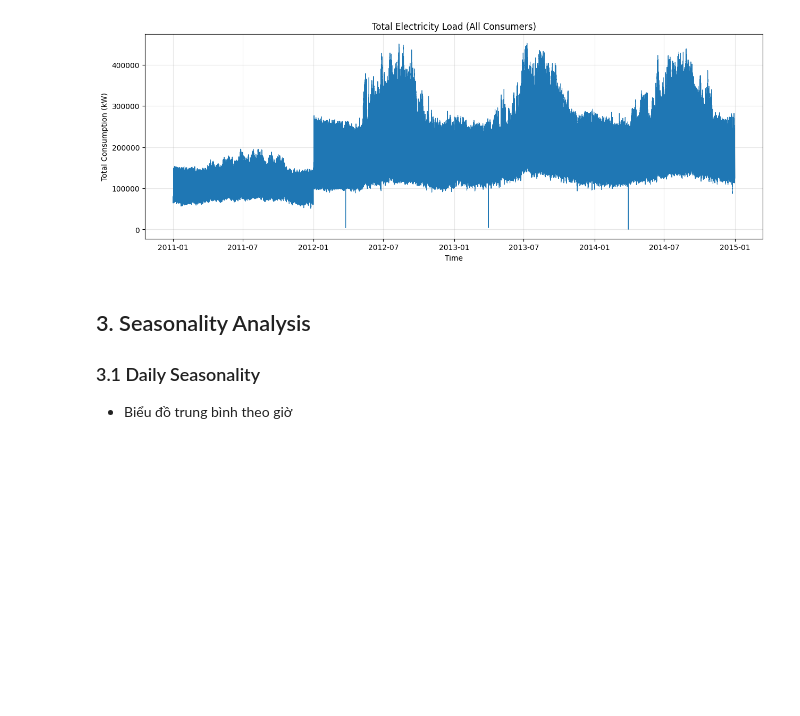
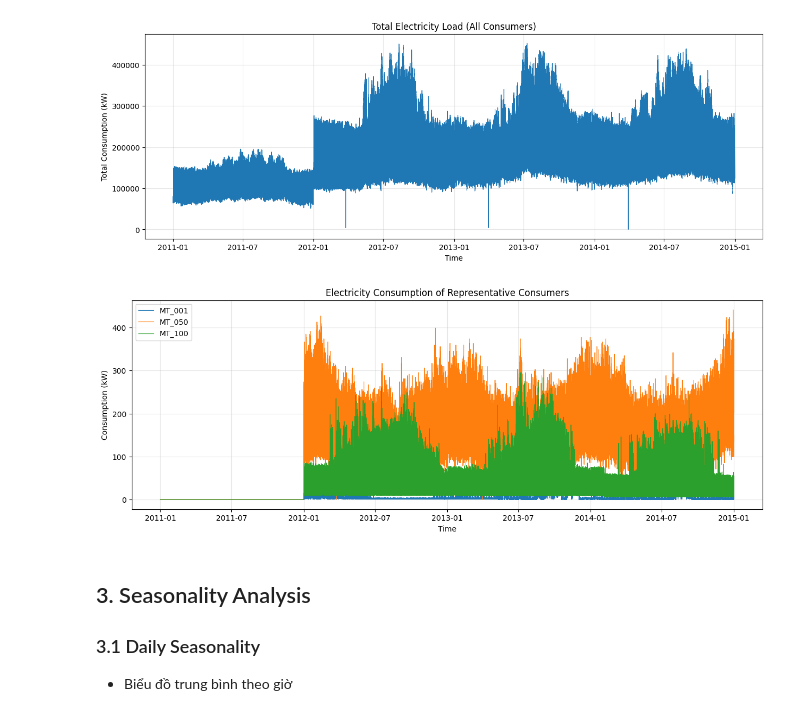
Before and after one commit to Dai-Nguyen1506/Electricity-Load-Diagrams, a Jupyter notebook: notebooks/02_eda.ipynb, the cells around one changed output. Drawn from its saved outputs; the diff is of its cells as text; code cells hidden in the pictures; blank space fills up the shorter version.

```diff
--- a/notebooks/02_eda.ipynb
+++ b/notebooks/02_eda.ipynb
@@ -34,0 +30,8 @@ df.head()
+# %%
+# Call the function from src/data_loader.py
+try:
+    df = load_raw_data()
+    print("✅ Data loaded successfully!")
+    print(f"📊 Shape: {df.shape[0]} rows, {df.shape[1]} customers.")
+except Exception as e:
+    print(f"❌ Error: {e}")
@@ -48,6 +60,21 @@ plt.grid(alpha=0.3)
 plt.show()
 # %% [output]
 [figure]
+# %%
+# chuỗi theo consumer
+sample_consumers = ["MT_001", "MT_050", "MT_100"]
+plt.figure(figsize=(15, 5))
+for c in sample_consumers:
+    plt.plot(df[c], label=c, linewidth=0.8)
+
+plt.title("Electricity Consumption of Representative Consumers")
+plt.xlabel("Time")
+plt.ylabel("Consumption (kW)")
+plt.legend()
+plt.grid(alpha=0.3)
+plt.show()
+# %% [output]
+[figure, added]
 # %% [markdown]
 ## 3. Seasonality Analysis
 ### 3.1 Daily Seasonality
```
Also changed, not shown: parts of 12 cells of this notebook.
